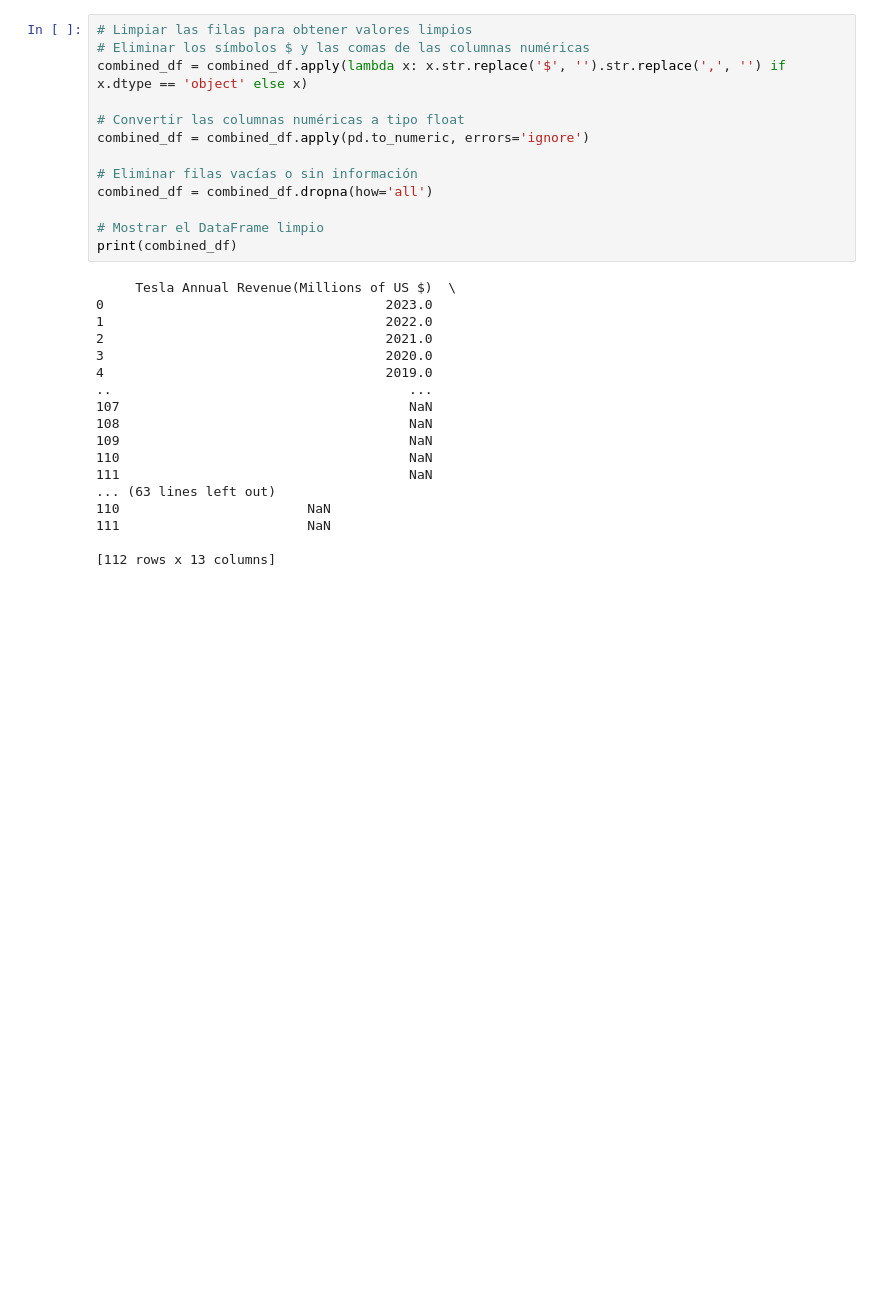
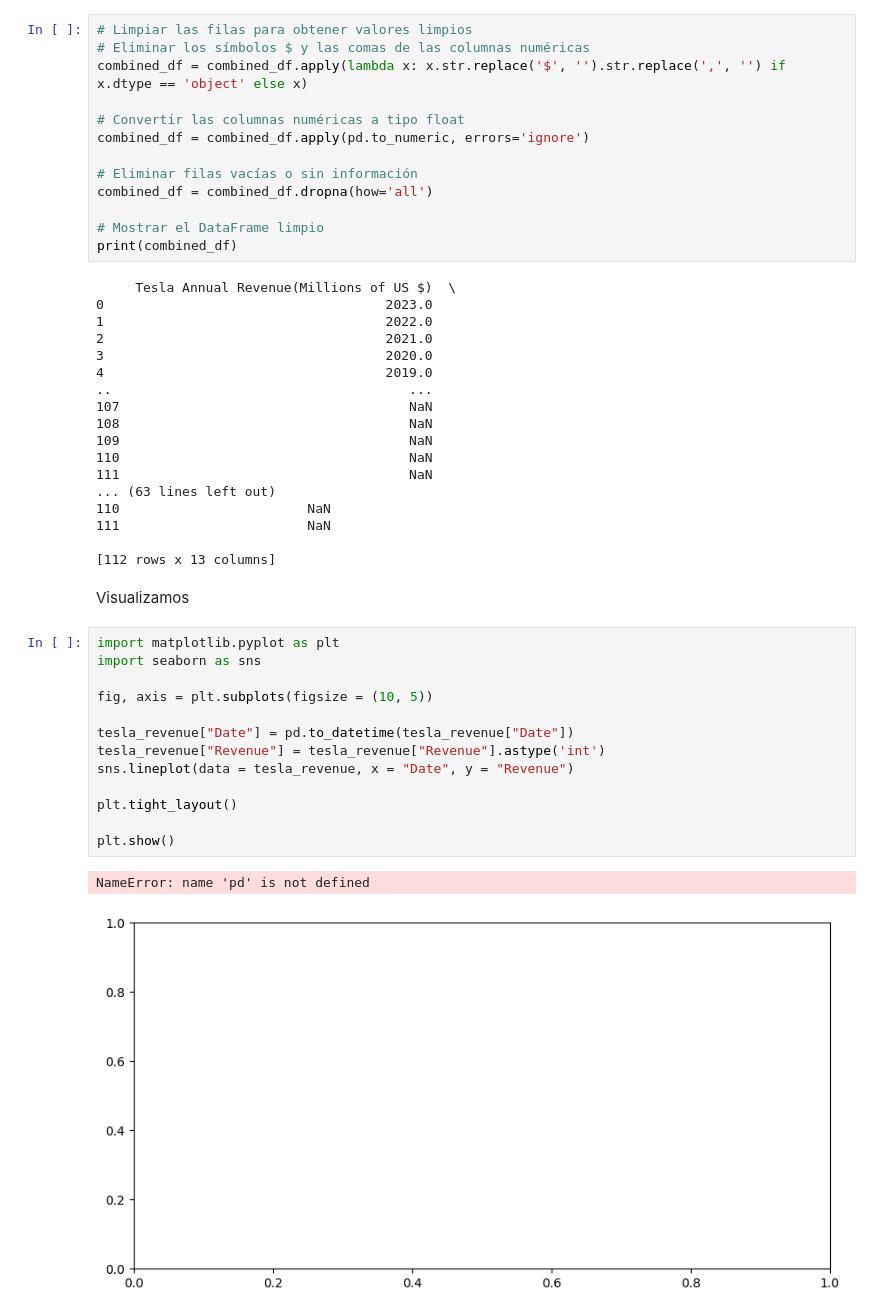
Before and after one commit to OlgaKurganova/Olga_web-scraping-project-tutorial, a Jupyter notebook: src/explore.ipynb, the cells around one changed output. Saved outputs shown, nothing was run; the diff lists cells and outputs as text; blank space fills up the shorter version.

```diff
--- a/src/explore.ipynb
+++ b/src/explore.ipynb
@@ -150,3 +151,21 @@ print(combined_df)
 111                        NaN
 
 [112 rows x 13 columns]
+# %% [markdown]
+Visualizamos
+# %%
+import matplotlib.pyplot as plt
+import seaborn as sns
+
+fig, axis = plt.subplots(figsize = (10, 5))
+
+tesla_revenue["Date"] = pd.to_datetime(tesla_revenue["Date"])
+tesla_revenue["Revenue"] = tesla_revenue["Revenue"].astype('int')
+sns.lineplot(data = tesla_revenue, x = "Date", y = "Revenue")
+
+plt.tight_layout()
+
+plt.show()
+# %% [output]
+NameError: name 'pd' is not defined
+[figure, added]
```
Also changed, not shown: parts of 1 cell of this notebook, 1 other file.
